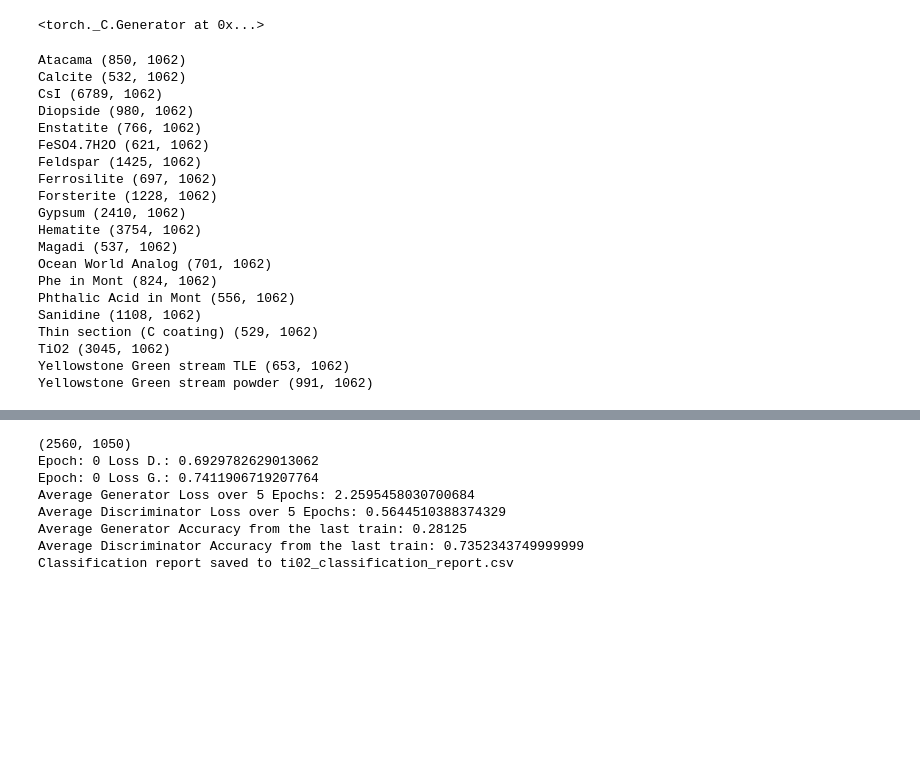
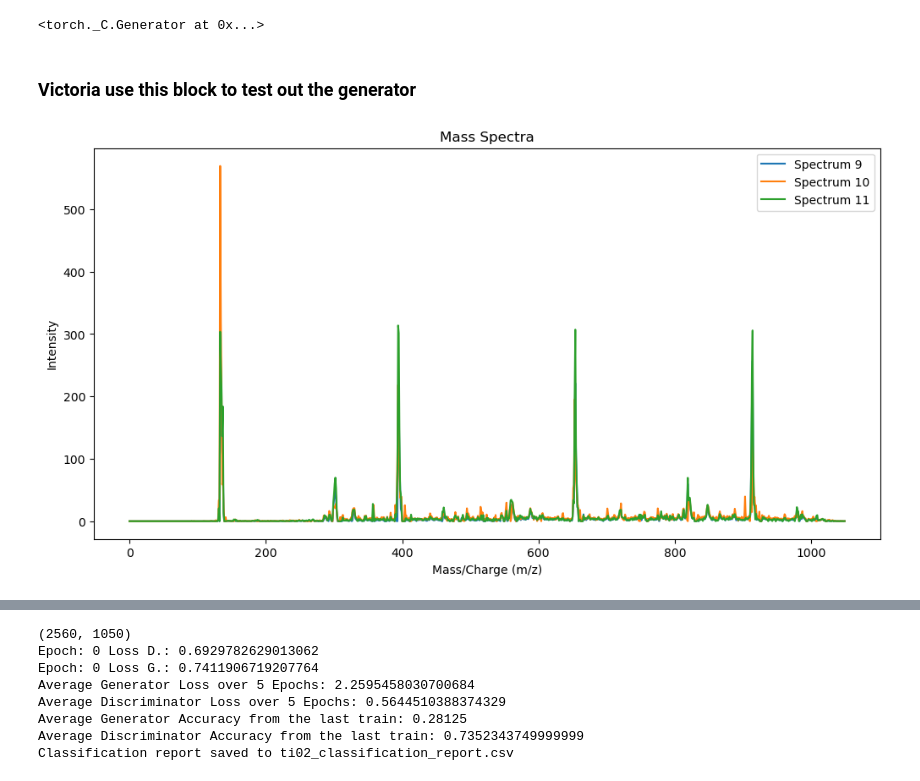
Before and after one commit to justinpham2004/MOMA_MS_Gans, a Jupyter notebook: GANS_automated.ipynb, the cells around one changed output, grey strips where cells are left out. Drawn from its saved outputs; the diff is of its cells as text; code cells hidden in the pictures; blank space fills up the shorter version.

```diff
--- a/GANS_automated.ipynb
+++ b/GANS_automated.ipynb
@@ -393,62 +504,17 @@ class GANDataHandler:
         torch.save(self.discriminator.state_dict(), discriminator_path)
 
         print(f'Models saved in directory: {directory}')
-# %%
-FILEPATH = './test_sample1.csv'
-
-"""
-CATEGORY_TYPE = ['Pure Inorg. Standards', 'Pure Mineral (Carbonates)', 'Pure Mineral (Clays/Silicates)', 'Pure Mineral (Oxides/Oxide-hydroxide)', 'Pure Mineral (Sulfates)', 'Pure Org. Standards', 'Real world sample', 'Spiked Minerals']
-COLUMN = 'category_label'
-"""
-labels = {'Akaganeite': 0, 'Analog/Mixture': 1, 'Analog/real world': 2, 'Angiotensine+CHCA': 3, 'Anhydrite': 4, 'Atacama': 5, 'Augite': 6, 'BetaCarotene+FS121': 7, 'Butterfinger': 8, 'CHCA': 9, 'CaSiO3': 10, 'Calcite': 11, 'Chlorophyll A': 12, 'CsI':
-13, 'CsI in Hematite': 14, 'CsI in Mont': 15, 'DGDG': 16, 'Diopside': 17, 'Dolomite': 18, 'Enstatite': 19, 'Epsomite': 20, 'FS121': 21, 'FeSO4.7H2O': 22, 'Feldspar': 23, 'Ferrosilite': 24, 'Fluorapatite': 25, 'Forsterite': 26, 'Gabion Basalt': 27, 'Glu in Mont': 28, 'Gly+Ala+Ser mixture + CHCA': 29, 'Graphite': 30, 'Gypsum': 31, 'Hematite': 32, 'Hopane': 33, 'JSCMars-1': 34, 'Kaolinite': 35, 'Kerogen (Type IV)': 36, 'Labradorite': 37, 'Lizardite': 38, 'MGDG': 39, 'Magadi': 40, 'Magadi kerogen': 41, 'Magnetite': 42, 'MgCl2': 43, 'MgSO4': 44, 'Microcline': 45, 'Mix in Mont': 46, 'MnSO4': 47, 'Montmorillonite': 48, 'Murchison': 49, 'Nontronite': 50, 'Ocean World Analog': 51, 'Olivine': 52, 'Orthoclase': 53, 'Phe in CaSO4.H2O': 54, 'Phe in Gypsum': 55, 'Phe in Hematite': 56, 'Phe in MgSO4': 57, 'Phe in Mont': 58, 'Phe in Mont + Mg Perc.':
-59, 'Phospholipids': 60, 'Phosphorus': 61, 'Phthalic Acid in Gypsum': 62, 'Phthalic Acid in Hematite': 63, 'Phthalic Acid in MgSO4': 64, 'Phthalic Acid in Mont': 65, 'Phthalic Acid in Mont + Mg Perc.': 66, 'Porphyrin in Gypsum': 67, 'Porphyrin in Mont': 68, 'R6G in Gypsum': 69, 'R6G in Mont': 70, 'Rhodamine 6G': 71, 'Ripidolite': 72, 'Sanidine': 73, 'Saponite': 74, 'SiO2': 75, 'Thin section (C coating)': 76, 'TiO2': 77, 'Valine in Jerosite': 78, 'Vermiculite': 79, 'Yellowstone Green stream TLE': 80, 'Yellowstone Green stream powder': 81}
-
-COLUMN = 'sample_label'
-SAMPLE_TYPE = list(labels.keys())
-
-
-## The plan is to try to store everything in an array of things
-
-
-training_data = pd.read_csv(FILEPATH)
-training_data.drop(training_data.loc[:,'1050':'2000'].columns, axis = 1, inplace = True)
-training_dict = dict()
-not_enough = []
-for sample_label in SAMPLE_TYPE:
-
-    # we are not training on any empty sets
-    if training_data.loc[training_data[COLUMN] == sample_label].empty:
-        continue
-    if training_data.loc[training_data[COLUMN] == sample_label].shape[0] < 512:
-        not_enough.append((sample_label,training_data.loc[training_data[COLUMN] == sample_label].shape[0]))
-        continue
-
-    curr = training_data.loc[training_data[COLUMN] == sample_label].copy()
-    print(sample_label, curr.shape)
-
-    #make the GAN Class
-    features = curr
-    training_dict[sample_label] = GANDataHandler(features = features)
-    training_dict[sample_label].preprocess_data()
-# %% [output]
-Atacama (850, 1062)
-Calcite (532, 1062)
-CsI (6789, 1062)
-Diopside (980, 1062)
-Enstatite (766, 1062)
-FeSO4.7H2O (621, 1062)
-Feldspar (1425, 1062)
-Ferrosilite (697, 1062)
-Forsterite (1228, 1062)
-Gypsum (2410, 1062)
-Hematite (3754, 1062)
-Magadi (537, 1062)
-Ocean World Analog (701, 1062)
-Phe in Mont (824, 1062)
-Phthalic Acid in Mont (556, 1062)
-Sanidine (1108, 1062)
-Thin section (C coating) (529, 1062)
-TiO2 (3045, 1062)
-Yellowstone Green stream TLE (653, 1062)
-Yellowstone Green stream powder (991, 1062)
+# %% [markdown]
+### Victoria use this block to test out the generator
+# %%
+FILEPATH = './test_sample1.csv'
+COLUMN = 'category_label'
+CATEGORY_TYPE = 'CsI'
+
+CsI = MOMADatasetHandler(FILEPATH, 'category')
+features = CsI.get_label_data(CATEGORY_TYPE)
+curr = GANDataHandler(generator_path = './CsI/CsI_generator.pth', discriminator_path = './CsI/CsI_discriminator.pth', features = features)
+curr.preprocess_data()
+curr.generate_samples(20)
+# %% [output]
+[figure, added]
```
Also changed, not shown: parts of 19 cells of this notebook.
